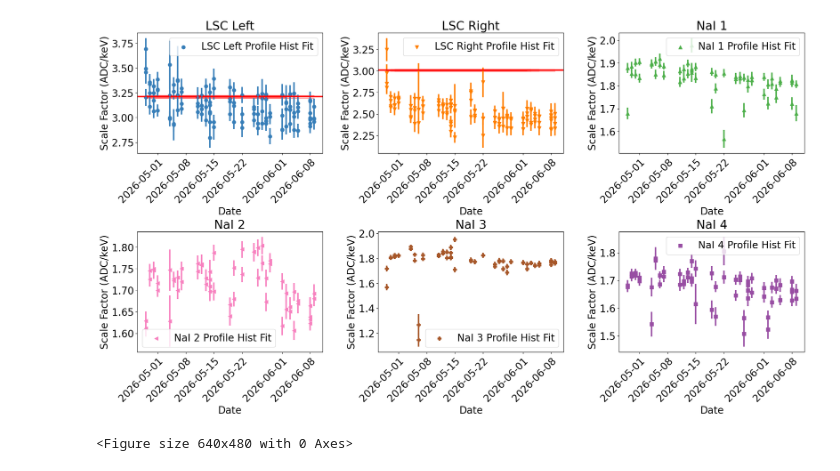
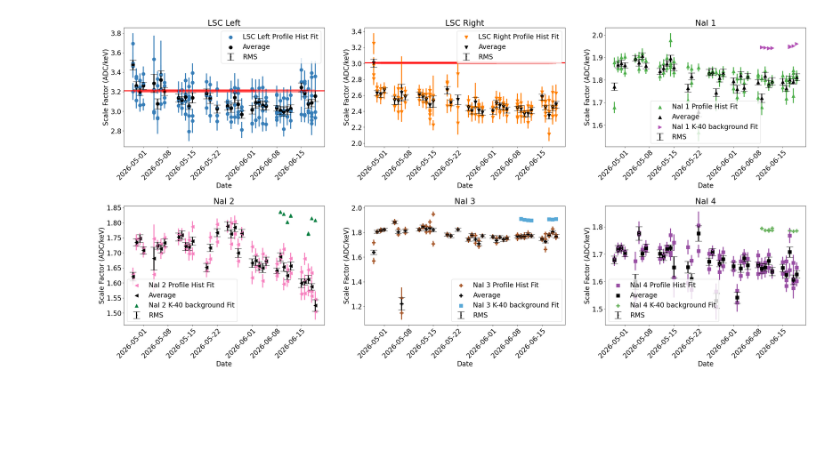
Before and after one commit to nicholasswidinsky/KDK-plus, a Jupyter notebook: Daily_cal_comparison.ipynb, the cells around one changed output. Drawn from its saved outputs; the diff is of its cells as text; code cells hidden in the pictures; blank space fills up the shorter version.

Commit message:
Version 1.0 of Profile histogram fitting and plotting

```diff
--- a/Daily_cal_comparison.ipynb
+++ b/Daily_cal_comparison.ipynb
@@ -16,6 +16,9 @@ colourCycle = ['#377eb8', '#ff7f00', '#4daf4a',
               '#f781bf', '#a65628', '#984ea3',
               '#999999', "#e70004", "#8b8b02"]
 
+anticolourcycle = ['#B250B5','#087E40','#59A9D7','#67B15C']
+
+
 #Dictionary to label all the channels appropriately, assign them a unique colour and marker.
 Detectors = {'Ch_4': ["LSC Left",colourCycle[0],"o"],
              'Ch_5': ["LSC Right",colourCycle[1],"v"],
@@ -24,3 +27,8 @@ Detectors = {'Ch_4': ["LSC Left",colourCycle[0],"o"],
              'Ch_12': ["NaI 3",colourCycle[4],"P"],
              'Ch_14': ["NaI 4",colourCycle[5],"s"]
              }
+
+K40Detectors = {'Ch_8': ["NaI 1",anticolourcycle[0],">"],
+                'Ch_10': ["NaI 2",anticolourcycle[1],"^"],
+                'Ch_12': ["NaI 3",anticolourcycle[2],"s"],
+                'Ch_14': ["NaI 4",anticolourcycle[3],"P"],}
@@ -124,4 +346,5 @@ def ReadInInitData(filepath):
 # %%
 rootFilePath = Path('/home/nick/PhD/KDK+/Daily_LSC_Calibration_testing/') #This is the filepath to the overall directory that holds all the calibration data.
 ResultsFilePaths = rootFilePath.rglob('*_Profile_hist_fit_results.txt')
+K40Filepaths = rootFilePath.rglob('*_fit_results.txt')
 
@@ -129,42 +352,52 @@ LPMT, RPMT = ReadInInitData('/home/nick/PhD/KDK+/Daily_LSC_Calibration_testing/L
 
+K40chResults,K40totalData = readInK40Data(K40Filepaths)
 chResults, totalData = ReadInProfileData(ResultsFilePaths)
+for data in totalData:
+    data.AverageDailyResults()
 # %%
-fig,ax = plt.subplots(2,3,figsize = (20,10))
+fig,ax = plt.subplots(2,3,figsize = (30,15))
 plt.tight_layout()
-plt.subplots_adjust(hspace = 0.65,wspace = 0.3)
+plt.subplots_adjust(hspace = 0.5,wspace = 0.2,left = 0.04,bottom = 0.15)
 
 channels = [4,5,8,10,12,14]
 axesNum = [ax[0,0],ax[0,1],ax[0,2],ax[1,0],ax[1,1],ax[1,2]]
 for data in totalData:
     axes = axesNum[channels.index(data.ch)]
 
-    data.plotData(axes)
+    data.plotData(axes,NaIcolourCode = False)
+    data.plotAverageData(axes,plotstdev = False,plotErrProp = True)
+
+for data in K40totalData:
+    axes = axesNum[channels.index(data.ch)]
+
+    data.plotData(axes,NaIcolourCode = False)
 
 ax[0,0].axhline(LPMT[0], color = 'red')
 ax[0,0].fill_between(x = totalData[0].dates,y1=LPMT[0]+LPMT[1], y2=LPMT[0]-LPMT[1], color='red',  interpolate=True, alpha=.5)
 
 ax[0,1].axhline(RPMT[0], color = 'red')
 ax[0,1].fill_between(x = totalData[0].dates,y1=RPMT[0]+RPMT[1], y2=RPMT[0]-RPMT[1], color='red',  interpolate=True, alpha=.5)
 
 # labels = totalData[0].dates
 
 for i,axs in enumerate(axesNum):
     axs.set_title(f'{Detectors[f'Ch_{channels[i]}'][0]}')
     axs.set_xlabel('Date')
     axs.set_ylabel('Scale Factor (ADC/keV)')
     axs.legend(loc = 'best')
 
     # Format x-axis to show only YYYY-MM-DD
     axs.xaxis.set_major_formatter(mdates.DateFormatter('%Y-%m-%d'))
 
     plt.setp(axs.get_xticklabels(), rotation=45, ha='right', rotation_mode='anchor')
     # ax.set_xticks(ticks)
     # axs.set_xticklabels(labels, rotation=45, ha='right', rotation_mode='anchor')
     # axs.tick_params(axis='x', labelrotation=45,ha='right')
 
 # plt.xticks(rotation=45, ha='right', rotation_mode='anchor')
-plt.savefig('/home/nick/PhD/KDK+/Daily_LSC_Calibration_testing/Stability_plots.png')
+plt.savefig('/home/nick/PhD/KDK+/Daily_LSC_Calibration_testing/stability_figures/Annulus_Stability_plots.png', dpi = 300)
+plt.savefig('/home/nick/PhD/KDK+/Daily_LSC_Calibration_testing/stability_figures/Annulus_Stability_plots.pdf')
+# plt.savefig('/home/nick/PhD/KDK+/Daily_LSC_Calibration_testing/stability_figures/Annulus_Stability_plots.svg')
 plt.show()
 # %% [output]
-[figure, old version]
+[figure, new version]
-<Figure size 640x480 with 0 Axes>
```
Also changed, not shown: parts of 6 cells of this notebook, 2 other files.
